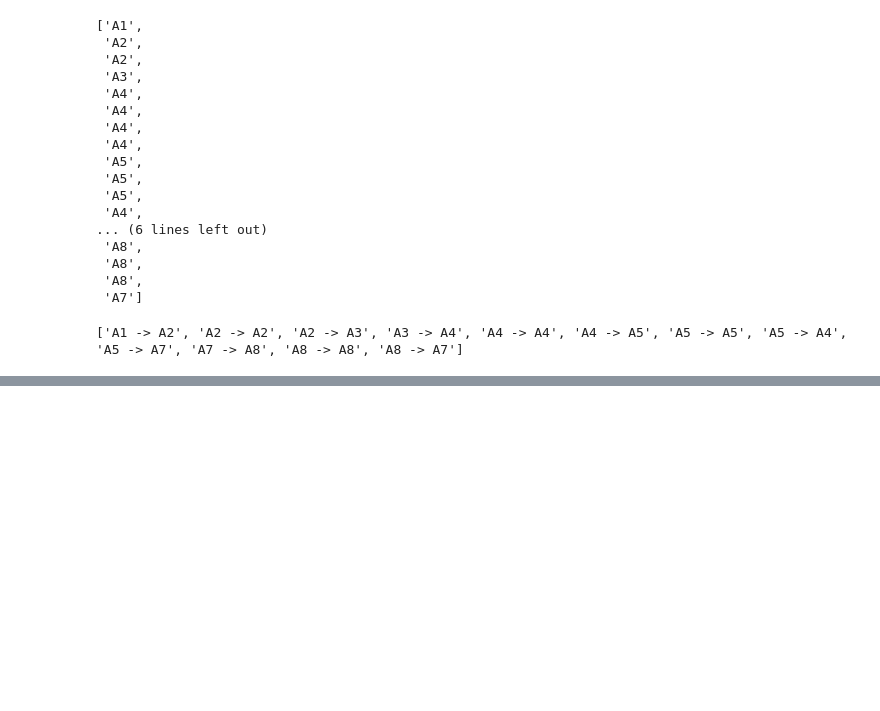
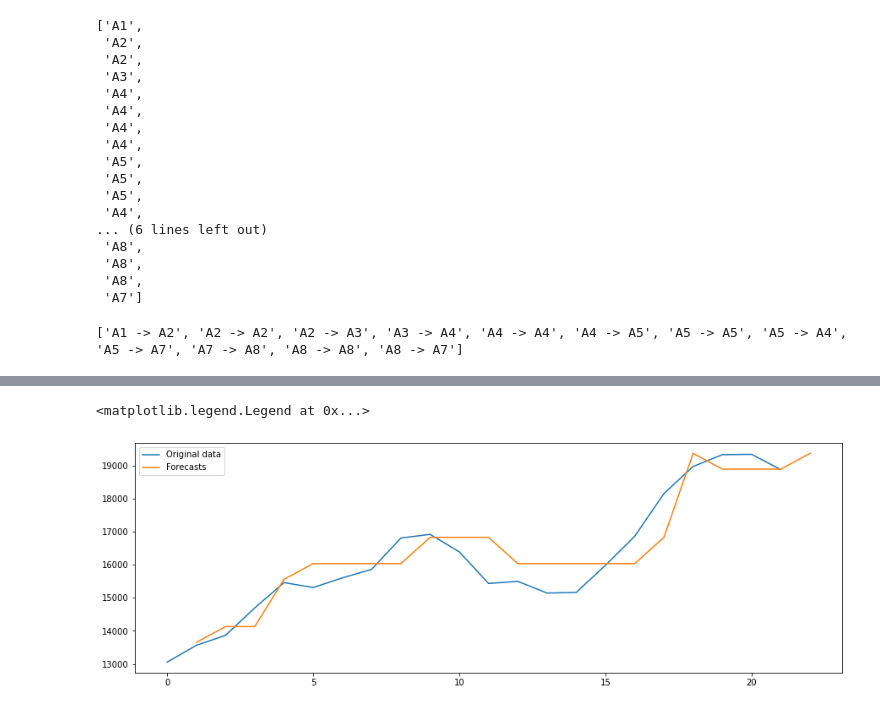
Before and after one commit to lorens247/FTS, a Jupyter notebook: pyFTS.ipynb, the cells around one changed output, grey strips where cells are left out. Saved outputs shown, nothing was run; the diff lists cells and outputs as text; code cells hidden in the pictures; blank space fills up the shorter version.

```diff
--- a/pyFTS.ipynb
+++ b/pyFTS.ipynb
@@ -77,0 +132,13 @@ ModuleNotFoundError: No module named 'SimpSOM'
+# %%
+fig, ax = plt.subplots(nrows=1, ncols=1, figsize=[15,5])
+
+forecasts = model.predict(data)
+forecasts.insert(0,None)
+
+orig, = plot(data, label="Original data")
+pred, = plot(forecasts, label="Forecasts")
+
+legend(handles=[orig, pred])
+# %% [output]
+<matplotlib.legend.Legend at 0x...>
+[figure, added]
```
Also changed, not shown: parts of 7 cells of this notebook.
